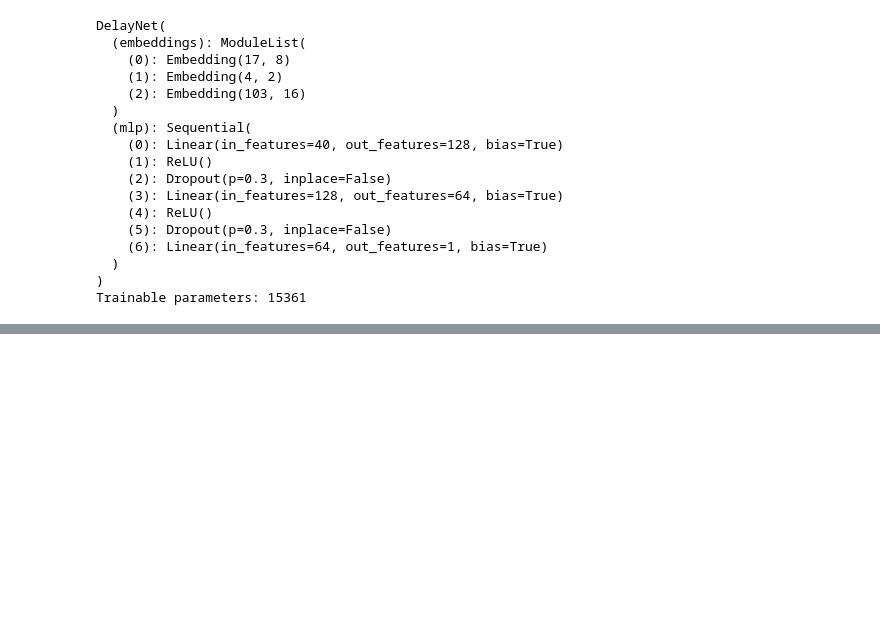
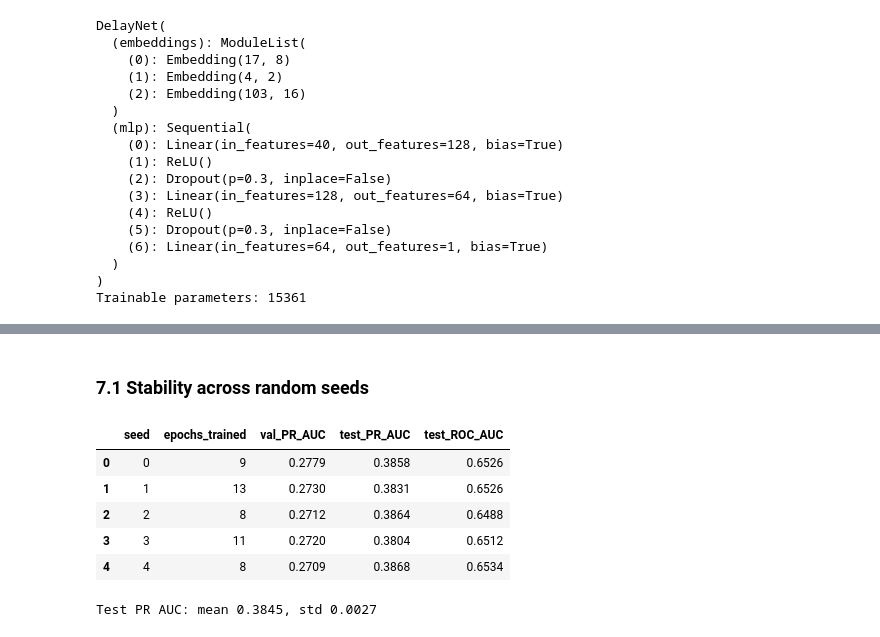
Before and after one commit to mayank-pillai-99/flight-delay-prediction, a Jupyter notebook: phase2/flight_delay_dl.ipynb, the cells around one changed output, grey strips where cells are left out. Cells and saved outputs as stored; diff of their text form; code cells hidden in the pictures; blank space fills up the shorter version.

```diff
--- a/phase2/flight_delay_dl.ipynb
+++ b/phase2/flight_delay_dl.ipynb
@@ -278,0 +301,20 @@ def train_model(train_data, val_data, seed=0, mode="embedding", dropout=0.3, wei
+# %% [markdown]
+### 7.1 Stability across random seeds
+# %%
+seed_rows = []
+for seed in range(5):
+    m, h = train_model(train_t, val_t, seed=seed)
+    p = predict_proba(m, test_t)
+    seed_rows.append({"seed": seed, "epochs_trained": len(h), "val_PR_AUC": h["val_PR_AUC"].max(),
+                      "test_PR_AUC": average_precision_score(y_test, p), "test_ROC_AUC": roc_auc_score(y_test, p)})
+seed_table = pd.DataFrame(seed_rows)
+display(seed_table.round(4))
+print("Test PR AUC: mean %.4f, std %.4f" % (seed_table["test_PR_AUC"].mean(), seed_table["test_PR_AUC"].std()))
+# %% [output]
+|  | seed | epochs_trained | val_PR_AUC | test_PR_AUC | test_ROC_AUC |
+| 0 | 0 | 9 | 0.2779 | 0.3858 | 0.6526 |
+| 1 | 1 | 13 | 0.2730 | 0.3831 | 0.6526 |
+| 2 | 2 | 8 | 0.2712 | 0.3864 | 0.6488 |
+| 3 | 3 | 11 | 0.2720 | 0.3804 | 0.6512 |
+| 4 | 4 | 8 | 0.2709 | 0.3868 | 0.6534 |
+Test PR AUC: mean 0.3845, std 0.0027
```
Also changed, not shown: parts of 2 cells of this notebook, 1 other file.
